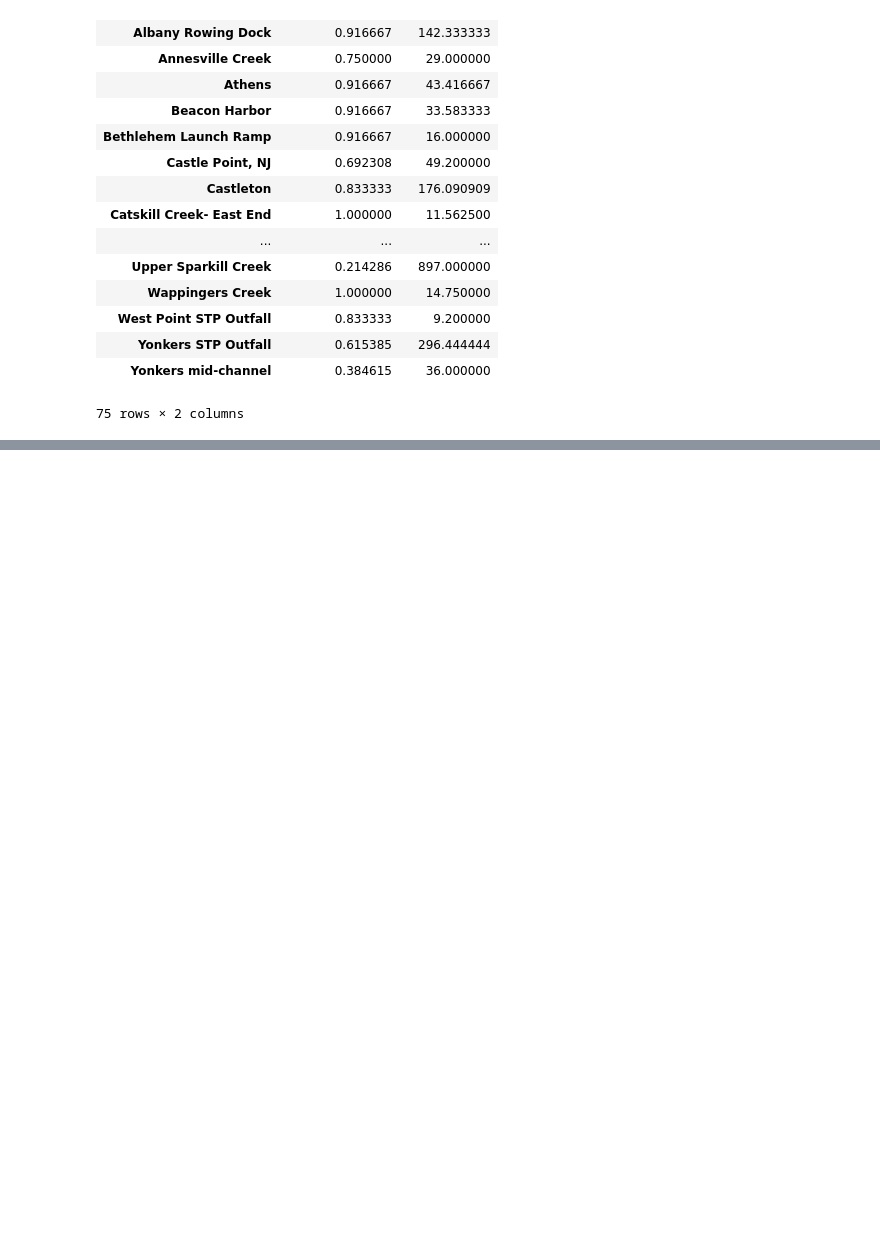
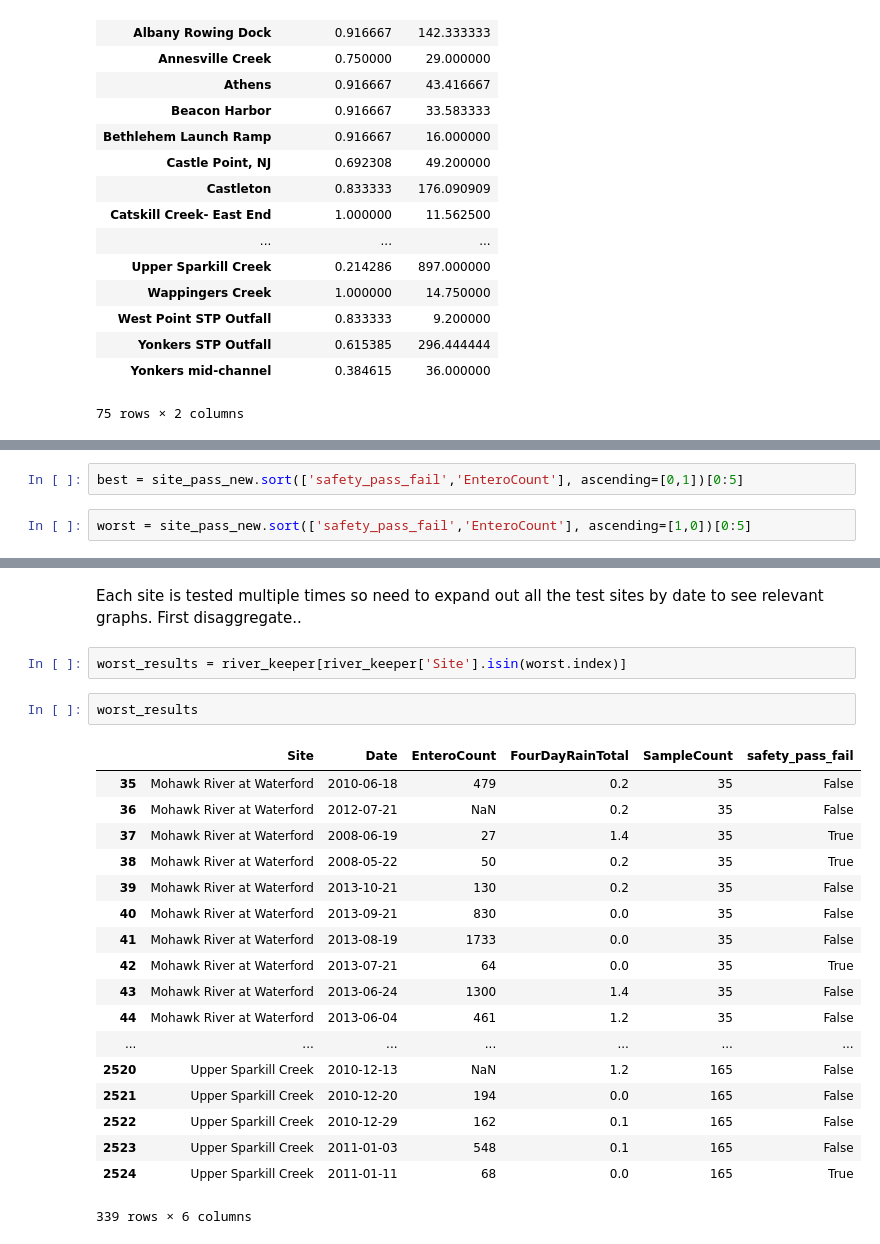
Before and after one commit to bcarancibia/CUNY_IS_608, a Jupyter notebook: lecture4/BArancibia_Module4_HW.ipynb, the cells around one changed output, grey strips where cells are left out. Saved outputs shown, nothing was run; the diff lists cells and outputs as text; blank space fills up the shorter version.

```diff
--- a/lecture4/BArancibia_Module4_HW.ipynb
+++ b/lecture4/BArancibia_Module4_HW.ipynb
@@ -187,0 +189,4 @@ data looks alright.
+# %%
+best = site_pass_new.sort(['safety_pass_fail','EnteroCount'], ascending=[0,1])[0:5]
+# %%
+worst = site_pass_new.sort(['safety_pass_fail','EnteroCount'], ascending=[1,0])[0:5]
@@ -187,0 +229,25 @@ data looks alright.
+# %% [markdown]
+Each site is tested multiple times so need to expand out all the test sites by date to see relevant graphs. First disaggregate..
+# %%
+worst_results = river_keeper[river_keeper['Site'].isin(worst.index)]
+# %%
+worst_results
+# %% [output]
+|  | Site | Date | EnteroCount | FourDayRainTotal | SampleCount | safety_pass_fail |
+| 35 | Mohawk River at Waterford | 2010-06-18 | 479 | 0.2 | 35 | False |
+| 36 | Mohawk River at Waterford | 2012-07-21 | NaN | 0.2 | 35 | False |
+| 37 | Mohawk River at Waterford | 2008-06-19 | 27 | 1.4 | 35 | True |
+| 38 | Mohawk River at Waterford | 2008-05-22 | 50 | 0.2 | 35 | True |
+| 39 | Mohawk River at Waterford | 2013-10-21 | 130 | 0.2 | 35 | False |
+| 40 | Mohawk River at Waterford | 2013-09-21 | 830 | 0.0 | 35 | False |
+| 41 | Mohawk River at Waterford | 2013-08-19 | 1733 | 0.0 | 35 | False |
+| 42 | Mohawk River at Waterford | 2013-07-21 | 64 | 0.0 | 35 | True |
+| 43 | Mohawk River at Waterford | 2013-06-24 | 1300 | 1.4 | 35 | False |
+| 44 | Mohawk River at Waterford | 2013-06-04 | 461 | 1.2 | 35 | False |
+| ... | ... | ... | ... | ... | ... | ... |
+| 2520 | Upper Sparkill Creek | 2010-12-13 | NaN | 1.2 | 165 | False |
+| 2521 | Upper Sparkill Creek | 2010-12-20 | 194 | 0.0 | 165 | False |
+| 2522 | Upper Sparkill Creek | 2010-12-29 | 162 | 0.1 | 165 | False |
+| 2523 | Upper Sparkill Creek | 2011-01-03 | 548 | 0.1 | 165 | False |
+| 2524 | Upper Sparkill Creek | 2011-01-11 | 68 | 0.0 | 165 | True |
+339 rows × 6 columns
```
Also changed, not shown: parts of 15 cells of this notebook, 1 other file.
